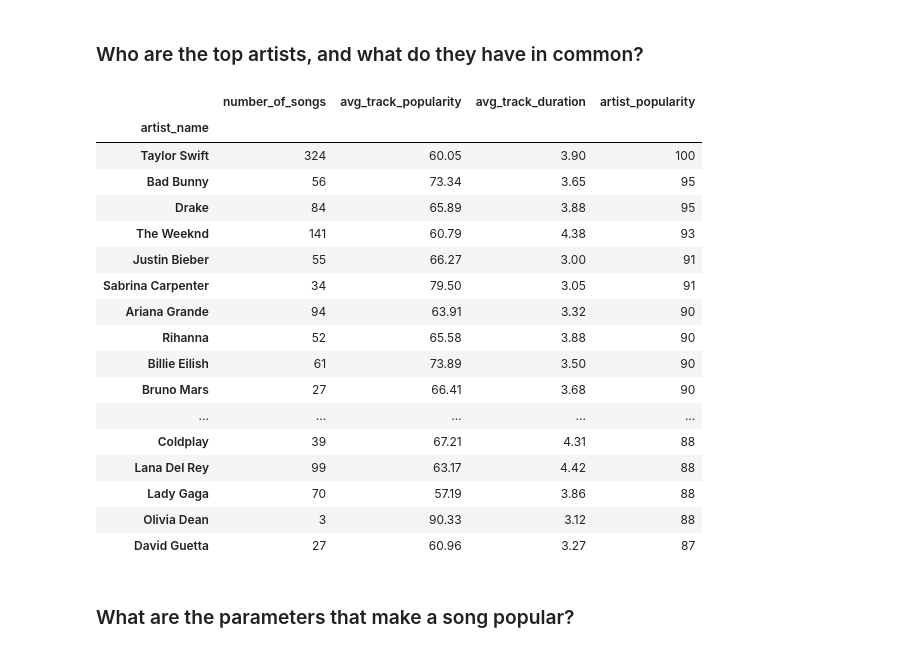
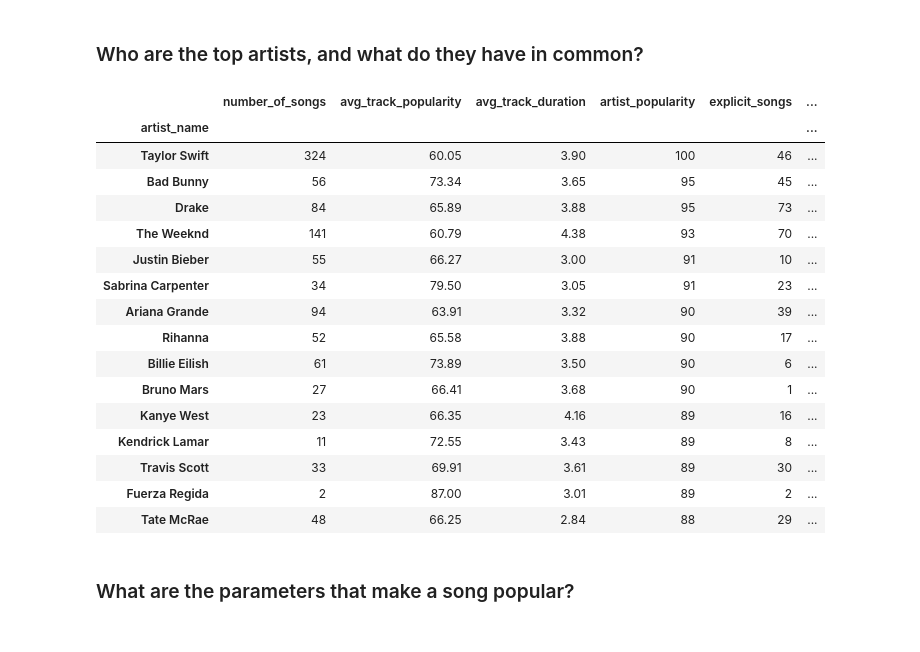
Before and after one commit to prokope/learning-data-science, a Jupyter notebook: eda.ipynb, the cells around one changed output. Cells and saved outputs as stored; diff of their text form; code cells hidden in the pictures.

Commit message:
EDA: looking for a relationship between explicit songs and artists popularity

```diff
--- a/eda.ipynb
+++ b/eda.ipynb
@@ -371,55 +371,63 @@ num_songs_by_artist = df['artist_name'].value_counts()
 # Filtering artist with more than one appearance
 num_songs_by_artist = num_songs_by_artist[num_songs_by_artist > 1]
 
 # Groupping artist by name and their songs avg. popularity
 track_popularity_by_artist = df.groupby(["artist_name"])['track_popularity'].mean().sort_values(ascending=False)
 
 # Groupping by artist name and their songs avg. duration
 track_duration_by_artist = df.groupby(["artist_name"])["track_duration_min"].mean()
 
 # Rounding the avg. track duration to 2 decimal places
 track_duration_by_artist = round(track_duration_by_artist, 2)
 
-artist_popularity_index = df.drop_duplicates(subset='artist_name').set_index('artist_name')['artist_popularity']
+# Getting the artists popularity index of the original DF
+artists_popularity_index = df.drop_duplicates(subset='artist_name').set_index('artist_name')['artist_popularity']
+
+# Calculating the number of explicit songs of each artist
+number_of_explicit_songs = df[(df['explicit'] == True)]
+number_of_explicit_songs = number_of_explicit_songs.groupby(['artist_name'])['explicit'].value_counts()
+number_of_explicit_songs = number_of_explicit_songs.droplevel('explicit')
 
 # Merging the series with number of songs and avg track popularity by artist names
 artist_popularity_metrics = pd.DataFrame({
     'number_of_songs': num_songs_by_artist,
     'avg_track_popularity': track_popularity_by_artist,
     'avg_track_duration': track_duration_by_artist,
-    'artist_popularity': artist_popularity_index
+    'artist_popularity': artists_popularity_index,
+    'explicit_songs': number_of_explicit_songs
 })
 
 # Ordering by avg track popularity
 artist_popularity_metrics = artist_popularity_metrics.dropna(subset=['number_of_songs']).sort_values(by='artist_popularity', ascending=False)
 
 # Rounding the avg track popularity to 2 decimal places
 artist_popularity_metrics['avg_track_popularity'] = round(artist_popularity_metrics['avg_track_popularity'], 2)
 
-# Converting the Series number_of_songs to int (removing decimal place)
+# Converting the Series number_of_songs and explicit_songs to int (removing decimal place)
 artist_popularity_metrics['number_of_songs'] = artist_popularity_metrics['number_of_songs'].astype(int)
+artist_popularity_metrics['explicit_songs'] = artist_popularity_metrics['explicit_songs'].fillna(0).astype(int)
 
-# artist_popularity_metrics['number_of_songs'] = round(artist_popularity_metrics['number_of_songs'], 0).astype(int)
+# Creating a explicit dependency metric
+artist_popularity_metrics['explicit_dependency'] = round((100 * artist_popularity_metrics['explicit_songs']) / artist_popularity_metrics['number_of_songs'], 2)
 
-artist_popularity_metrics.head(25)
+artist_popularity_metrics.head(15)
 # %% [output]
-|  | number_of_songs | avg_track_popularity | avg_track_duration | artist_popularity |
-| artist_name |  |  |  |  |
-| Taylor Swift | 324 | 60.05 | 3.90 | 100 |
-| Bad Bunny | 56 | 73.34 | 3.65 | 95 |
-| Drake | 84 | 65.89 | 3.88 | 95 |
-| The Weeknd | 141 | 60.79 | 4.38 | 93 |
-| Justin Bieber | 55 | 66.27 | 3.00 | 91 |
-| Sabrina Carpenter | 34 | 79.50 | 3.05 | 91 |
-| Ariana Grande | 94 | 63.91 | 3.32 | 90 |
-| Rihanna | 52 | 65.58 | 3.88 | 90 |
-| Billie Eilish | 61 | 73.89 | 3.50 | 90 |
-| Bruno Mars | 27 | 66.41 | 3.68 | 90 |
-| ... | ... | ... | ... | ... |
-| Coldplay | 39 | 67.21 | 4.31 | 88 |
-| Lana Del Rey | 99 | 63.17 | 4.42 | 88 |
-| Lady Gaga | 70 | 57.19 | 3.86 | 88 |
-| Olivia Dean | 3 | 90.33 | 3.12 | 88 |
-| David Guetta | 27 | 60.96 | 3.27 | 87 |
+|  | number_of_songs | avg_track_popularity | avg_track_duration | artist_popularity | explicit_songs | ... |
+| artist_name |  |  |  |  |  | ... |
+| Taylor Swift | 324 | 60.05 | 3.90 | 100 | 46 | ... |
+| Bad Bunny | 56 | 73.34 | 3.65 | 95 | 45 | ... |
+| Drake | 84 | 65.89 | 3.88 | 95 | 73 | ... |
+| The Weeknd | 141 | 60.79 | 4.38 | 93 | 70 | ... |
+| Justin Bieber | 55 | 66.27 | 3.00 | 91 | 10 | ... |
+| Sabrina Carpenter | 34 | 79.50 | 3.05 | 91 | 23 | ... |
+| Ariana Grande | 94 | 63.91 | 3.32 | 90 | 39 | ... |
+| Rihanna | 52 | 65.58 | 3.88 | 90 | 17 | ... |
+| Billie Eilish | 61 | 73.89 | 3.50 | 90 | 6 | ... |
+| Bruno Mars | 27 | 66.41 | 3.68 | 90 | 1 | ... |
+| Kanye West | 23 | 66.35 | 4.16 | 89 | 16 | ... |
+| Kendrick Lamar | 11 | 72.55 | 3.43 | 89 | 8 | ... |
+| Travis Scott | 33 | 69.91 | 3.61 | 89 | 30 | ... |
+| Fuerza Regida | 2 | 87.00 | 3.01 | 89 | 2 | ... |
+| Tate McRae | 48 | 66.25 | 2.84 | 88 | 29 | ... |
 # %% [markdown]
 ### What are the parameters that make a song popular?
```
Also changed, not shown: parts of 5 cells of this notebook.
